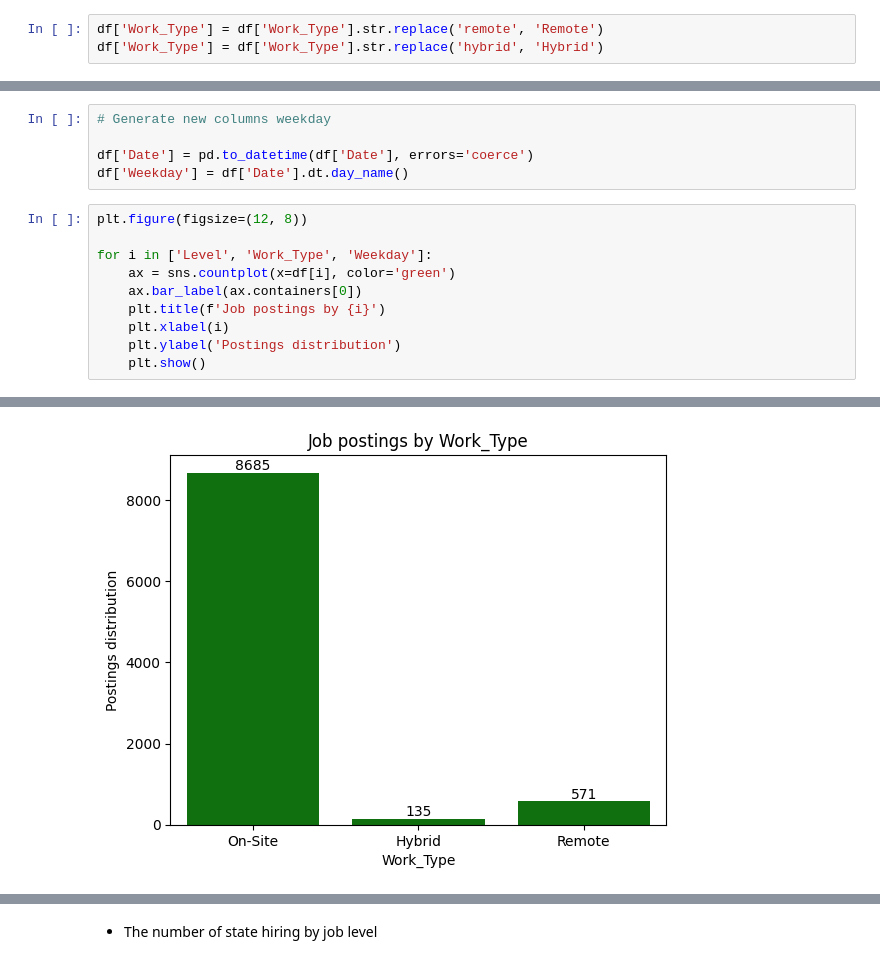
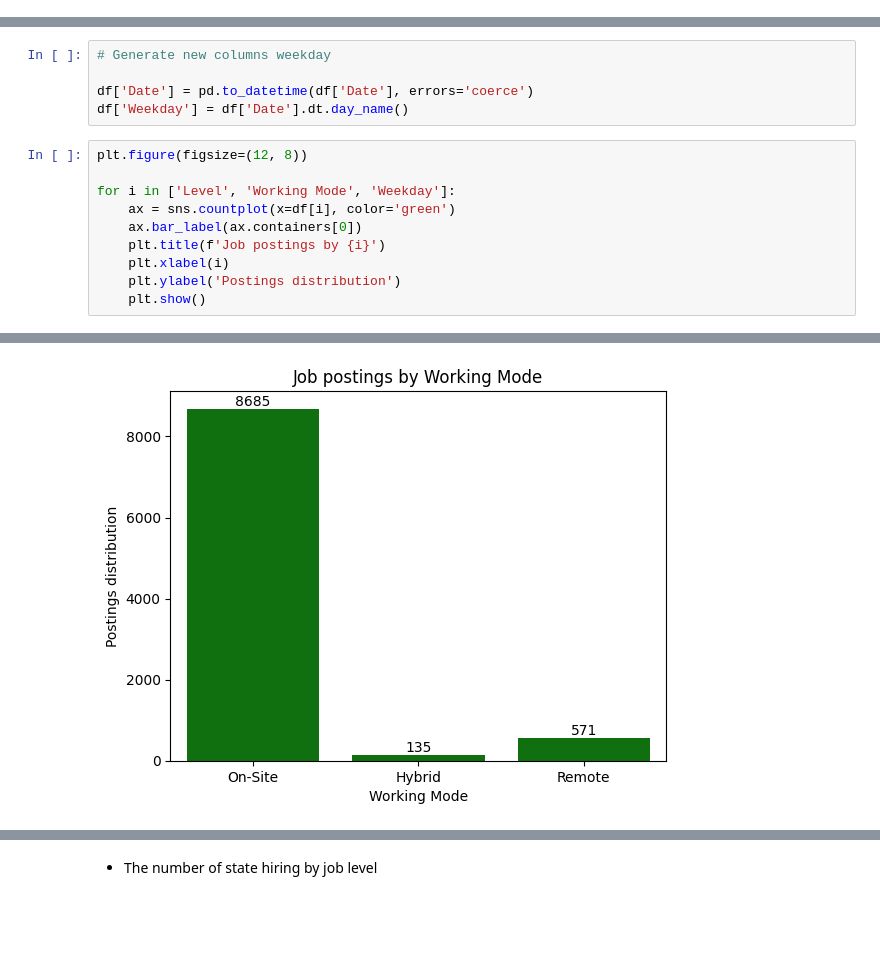
Before and after one commit to aimeele97/job_postings_analysis_visualization, a Jupyter notebook: src/p2-eda.ipynb, the cells around one changed output, grey strips where cells are left out. Drawn from its saved outputs; the diff is of its cells as text; blank space fills up the shorter version.

```diff
--- a/src/p2-eda.ipynb
+++ b/src/p2-eda.ipynb
@@ -26,6 +24,3 @@ df.head()
-# %%
-df['Work_Type'] = df['Work_Type'].str.replace('remote', 'Remote')
-df['Work_Type'] = df['Work_Type'].str.replace('hybrid', 'Hybrid')
 # %%
 pd.set_option('display.max_rows', None)
 pd.set_option('display.max_columns', None)
@@ -180,16 +175,16 @@ df['Weekday'] = df['Date'].dt.day_name()
 # %%
 plt.figure(figsize=(12, 8))
 
-for i in ['Level', 'Work_Type', 'Weekday']:
+for i in ['Level', 'Working Mode', 'Weekday']:
     ax = sns.countplot(x=df[i], color='green')
     ax.bar_label(ax.containers[0])
     plt.title(f'Job postings by {i}')
     plt.xlabel(i)
     plt.ylabel('Postings distribution')
     plt.show()
 # %% [output]
 [figure]
-[figure, old version]
+[figure, new version]
 [figure]
 # %% [markdown]
 - The number of state hiring by job level
```
Also changed, not shown: parts of 10 cells of this notebook, 2 other files.
